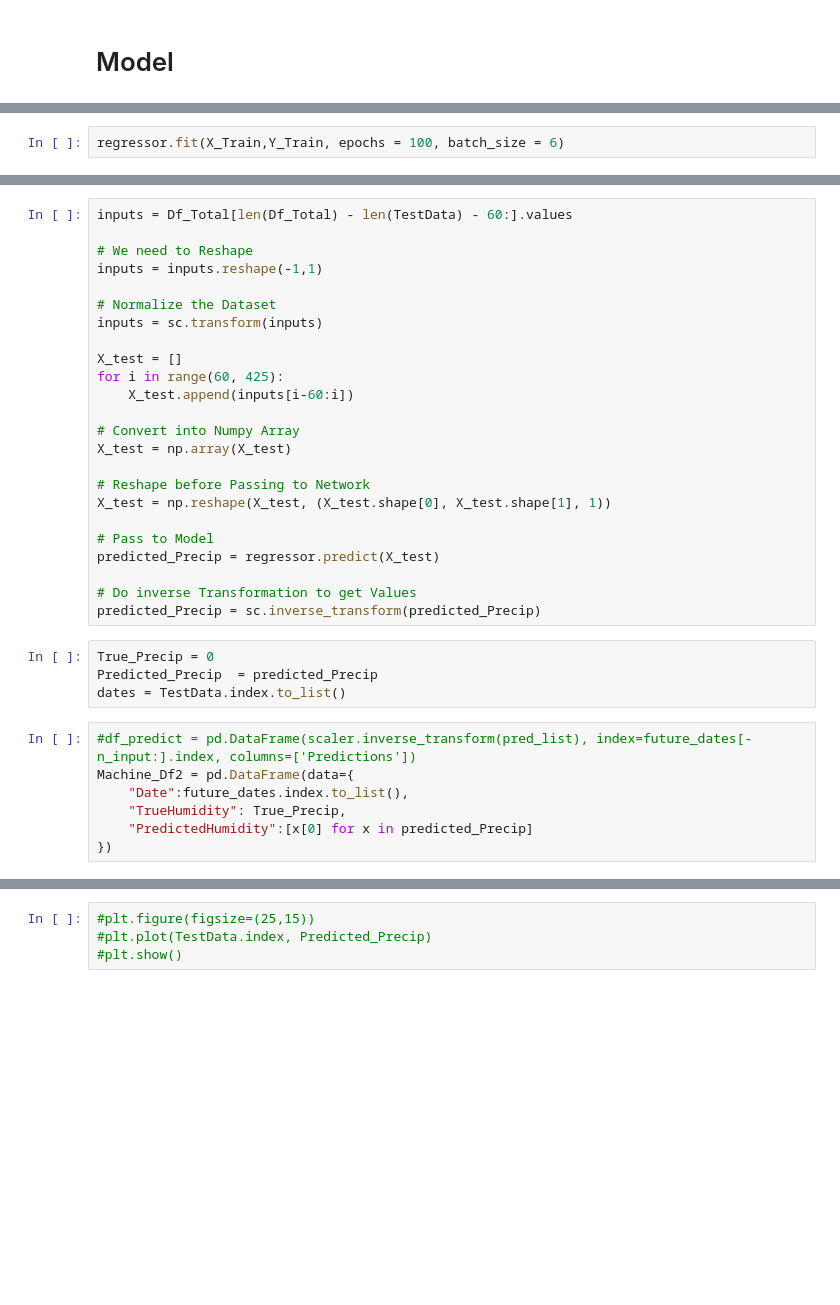
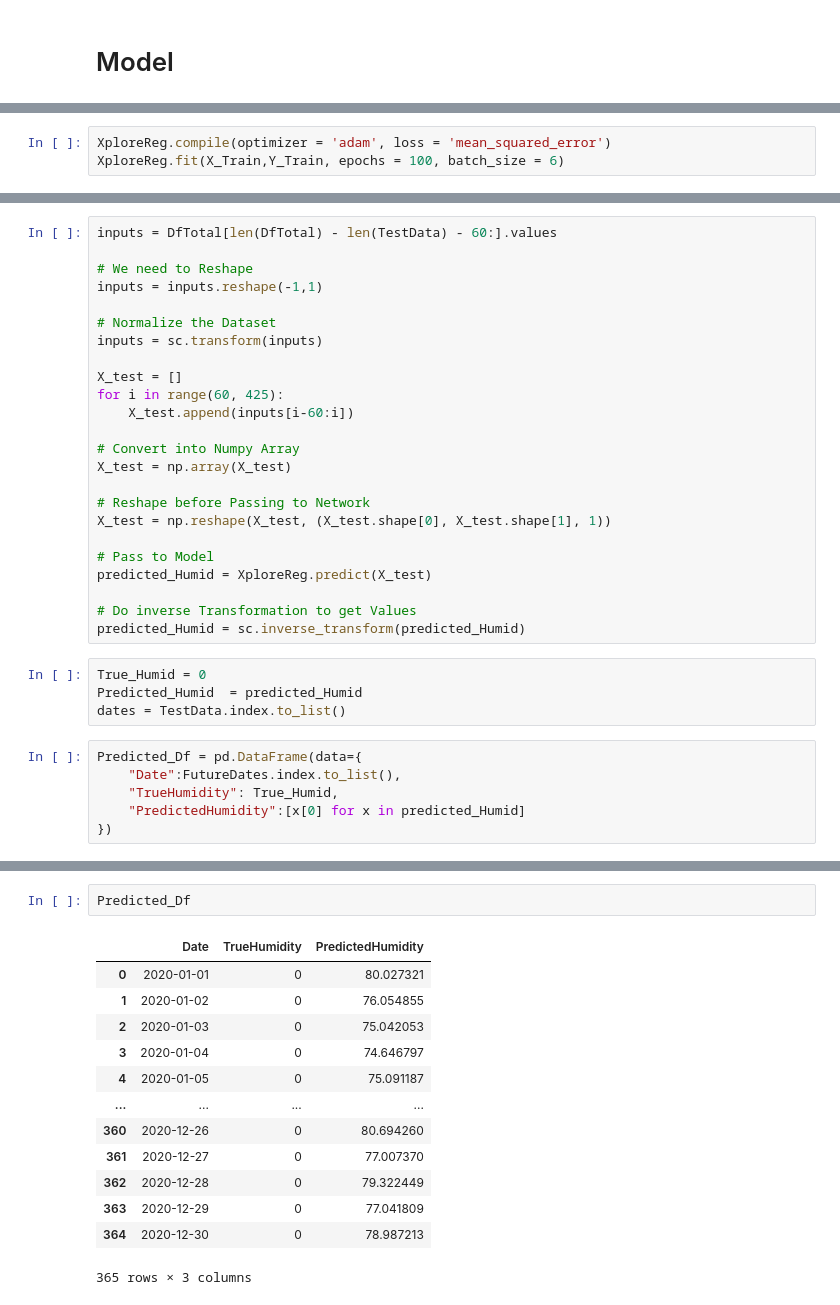
Before and after one commit to crislivera/XploreLanka, a Jupyter notebook: Models/Humidity/Humidity_(2020).ipynb, the cells around one changed output, grey strips where cells are left out. Saved outputs shown, nothing was run; the diff lists cells and outputs as text; blank space fills up the shorter version.

Commit message:
adding Humidity model

```diff
--- a/Models/Humidity/Humidity_(2020).ipynb
+++ b/Models/Humidity/Humidity_(2020).ipynb
@@ -176,3 +179,4 @@ _________________________________________________________________
 # %%
-regressor.fit(X_Train,Y_Train, epochs = 100, batch_size = 6)
+XploreReg.compile(optimizer = 'adam', loss = 'mean_squared_error')
+XploreReg.fit(X_Train,Y_Train, epochs = 100, batch_size = 6)
 # %% [output]
@@ -199,7 +208,7 @@ future_dates.shape
 # %% [output]
 (365, 1)
 # %%
-inputs = Df_Total[len(Df_Total) - len(TestData) - 60:].values
+inputs = DfTotal[len(DfTotal) - len(TestData) - 60:].values
 
 # We need to Reshape
 inputs = inputs.reshape(-1,1)
@@ -218,18 +227,17 @@ X_test = np.array(X_test)
 X_test = np.reshape(X_test, (X_test.shape[0], X_test.shape[1], 1))
 
 # Pass to Model
-predicted_Precip = regressor.predict(X_test)
+predicted_Humid = XploreReg.predict(X_test)
 
 # Do inverse Transformation to get Values
-predicted_Precip = sc.inverse_transform(predicted_Precip)
+predicted_Humid = sc.inverse_transform(predicted_Humid)
 # %%
-True_Precip = 0
-Predicted_Precip  = predicted_Precip
+True_Humid = 0
+Predicted_Humid  = predicted_Humid
 dates = TestData.index.to_list()
 # %%
-#df_predict = pd.DataFrame(scaler.inverse_transform(pred_list), index=future_dates[-n_input:].index, columns=['Predictions'])
-Machine_Df2 = pd.DataFrame(data={
-    "Date":future_dates.index.to_list(),
-    "TrueHumidity": True_Precip,
-    "PredictedHumidity":[x[0] for x in predicted_Precip]
+Predicted_Df = pd.DataFrame(data={
+    "Date":FutureDates.index.to_list(),
+    "TrueHumidity": True_Humid,
+    "PredictedHumidity":[x[0] for x in predicted_Humid]
 })
@@ -252,5 +244,17 @@ Machine_Df2
-# %%
-#plt.figure(figsize=(25,15))
-#plt.plot(TestData.index, Predicted_Precip)
-#plt.show()
+# %%
+Predicted_Df
+# %% [output]
+|  | Date | TrueHumidity | PredictedHumidity |
+| 0 | 2020-01-01 | 0 | 80.027321 |
+| 1 | 2020-01-02 | 0 | 76.054855 |
+| 2 | 2020-01-03 | 0 | 75.042053 |
+| 3 | 2020-01-04 | 0 | 74.646797 |
+| 4 | 2020-01-05 | 0 | 75.091187 |
+| ... | ... | ... | ... |
+| 360 | 2020-12-26 | 0 | 80.694260 |
+| 361 | 2020-12-27 | 0 | 77.007370 |
+| 362 | 2020-12-28 | 0 | 79.322449 |
+| 363 | 2020-12-29 | 0 | 77.041809 |
+| 364 | 2020-12-30 | 0 | 78.987213 |
+365 rows × 3 columns
 # %%
```
Also changed, not shown: parts of 37 cells of this notebook, 2 other files.
